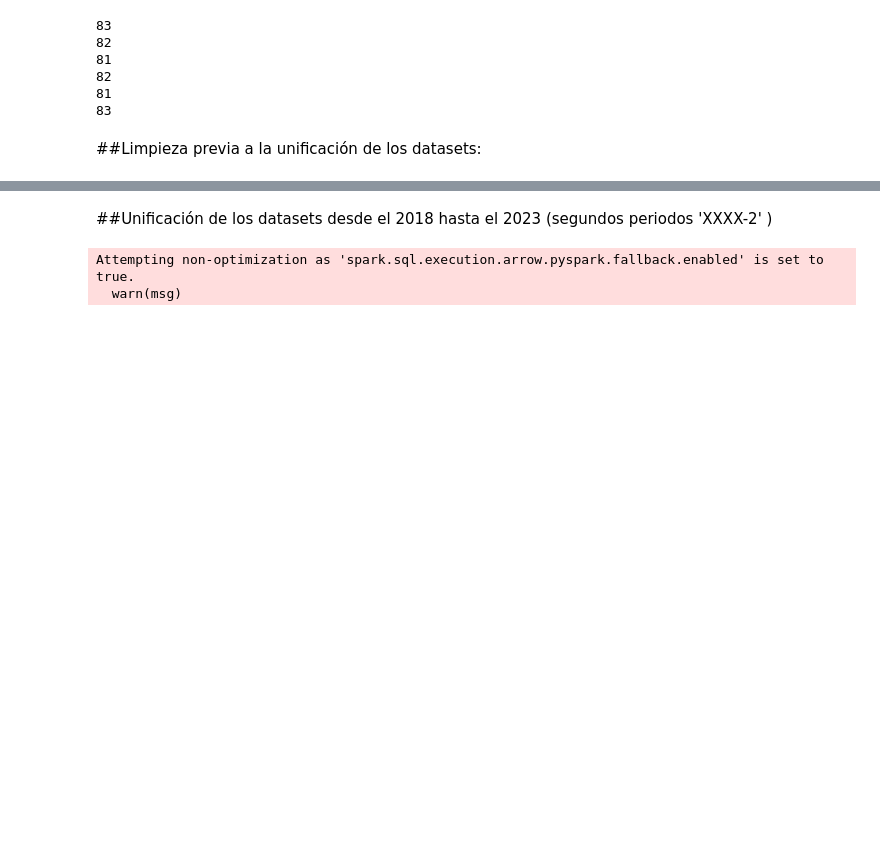
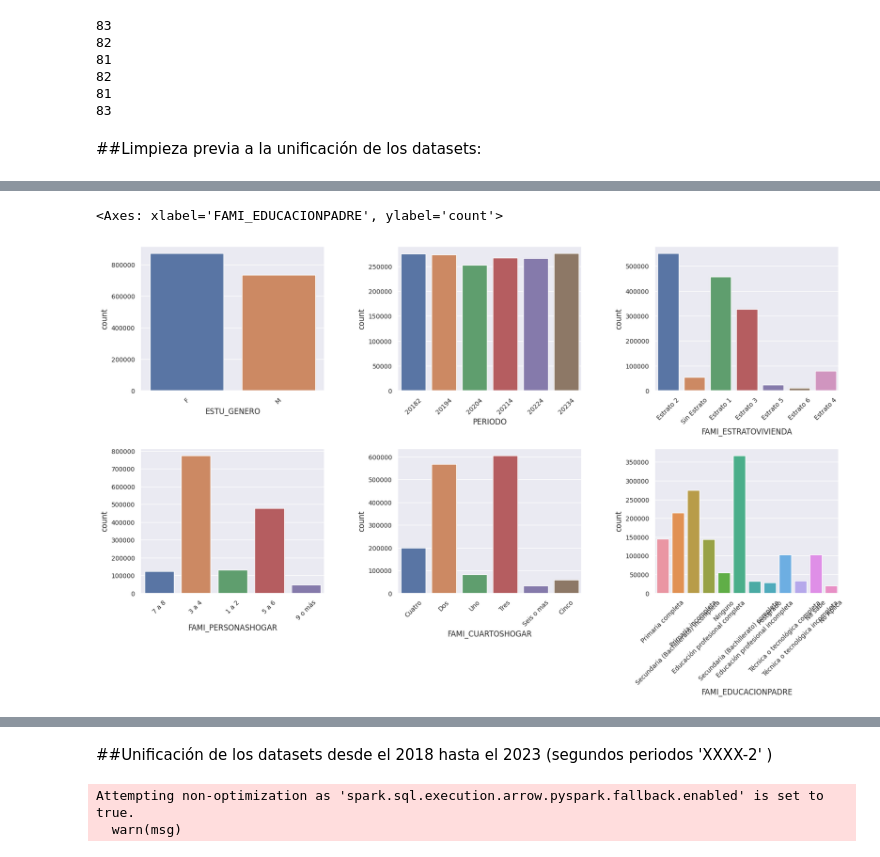
Before and after one commit to Betico1928/Parcial2---Procesamiento-de-Datos-a-Gran-Escala, a Jupyter notebook: Codigo/Parcial_2_Procesamiento_de_Datos_a_Gran_Escala.ipynb, the cells around one changed output, grey strips where cells are left out. Cells and saved outputs as stored; diff of their text form; code cells hidden in the pictures; blank space fills up the shorter version.

```diff
--- a/Codigo/Parcial_2_Procesamiento_de_Datos_a_Gran_Escala.ipynb
+++ b/Codigo/Parcial_2_Procesamiento_de_Datos_a_Gran_Escala.ipynb
@@ -403,0 +423,9 @@ i 5 5
+# %%
+#organizar toda las columnas en el mismo orden para luego hacer join
+
+desired_columns=spark_dfs[0].schema.fieldNames()
+spark_dfs[1]= spark_dfs[1].select(*desired_columns)
+spark_dfs[2]= spark_dfs[2].select(*desired_columns)
+spark_dfs[3]= spark_dfs[3].select(*desired_columns)
+spark_dfs[4]= spark_dfs[4].select(*desired_columns)
+spark_dfs[5]= spark_dfs[5].select(*desired_columns)
@@ -403,0 +567,19 @@ i 5 5
+# %%
+fig, axes = plt.subplots(2, 3, figsize=(20,10))
+plt.subplots_adjust(hspace=0.4, wspace=0.4)
+sns.set_theme()
+
+for ax in axes.flatten():
+    ax.tick_params(axis='x', labelrotation=45, labelsize=10)
+    ax.tick_params(axis='y', labelsize=10)
+
+
+sns.countplot(data=pDF, x='ESTU_GENERO', ax=axes[0,0])
+sns.countplot(data=pDF, x='PERIODO', ax=axes[0,1])
+sns.countplot(data=pDF, x='FAMI_ESTRATOVIVIENDA', ax=axes[0,2])
+sns.countplot(data=pDF, x='FAMI_PERSONASHOGAR', ax=axes[1,0])
+sns.countplot(data=pDF, x='FAMI_CUARTOSHOGAR', ax=axes[1,1])
+sns.countplot(data=pDF, x='FAMI_EDUCACIONPADRE', ax=axes[1,2])
+# %% [output]
+<Axes: xlabel='FAMI_EDUCACIONPADRE', ylabel='count'>
+[figure, added]
```
Also changed, not shown: parts of 41 cells of this notebook.
